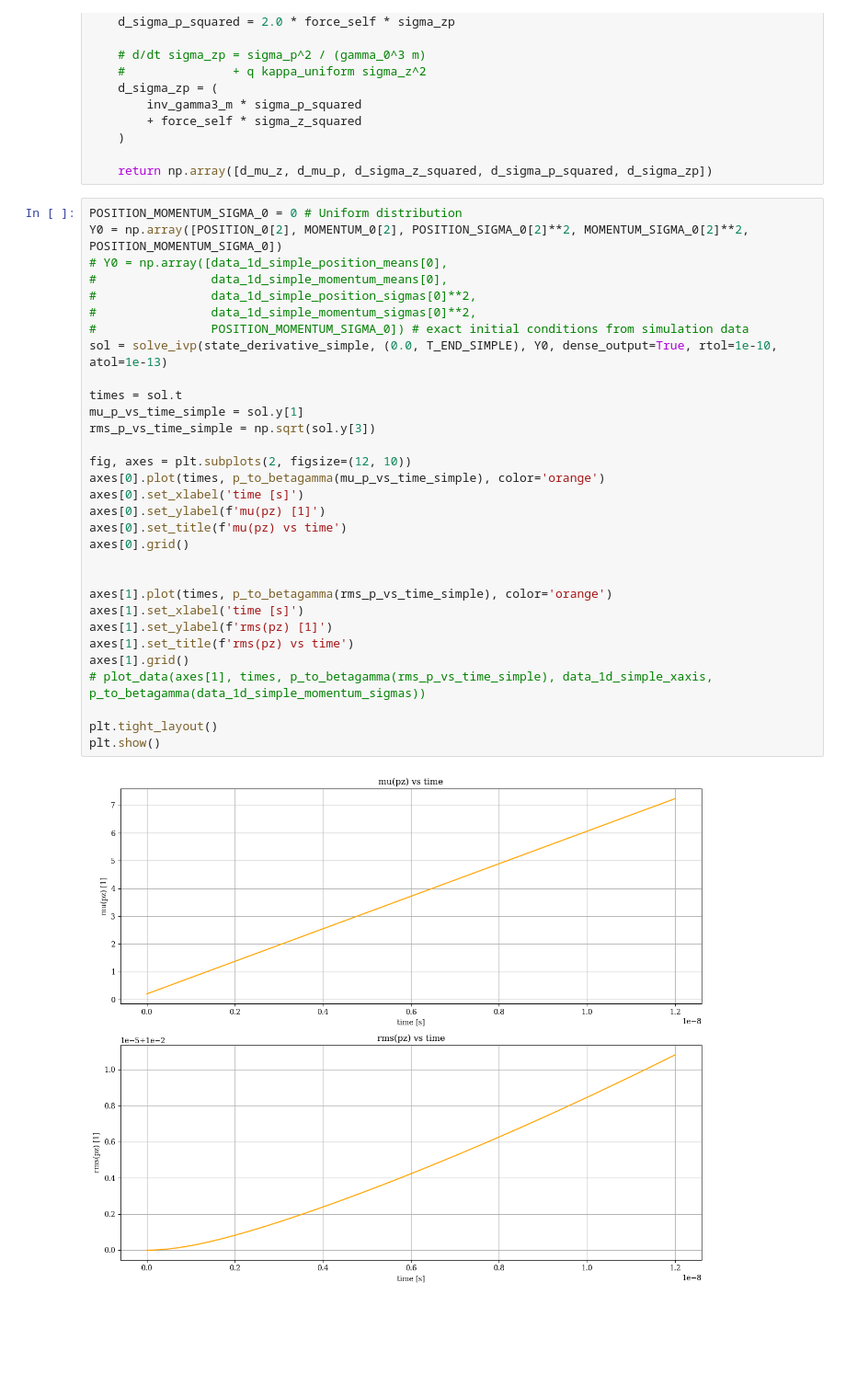
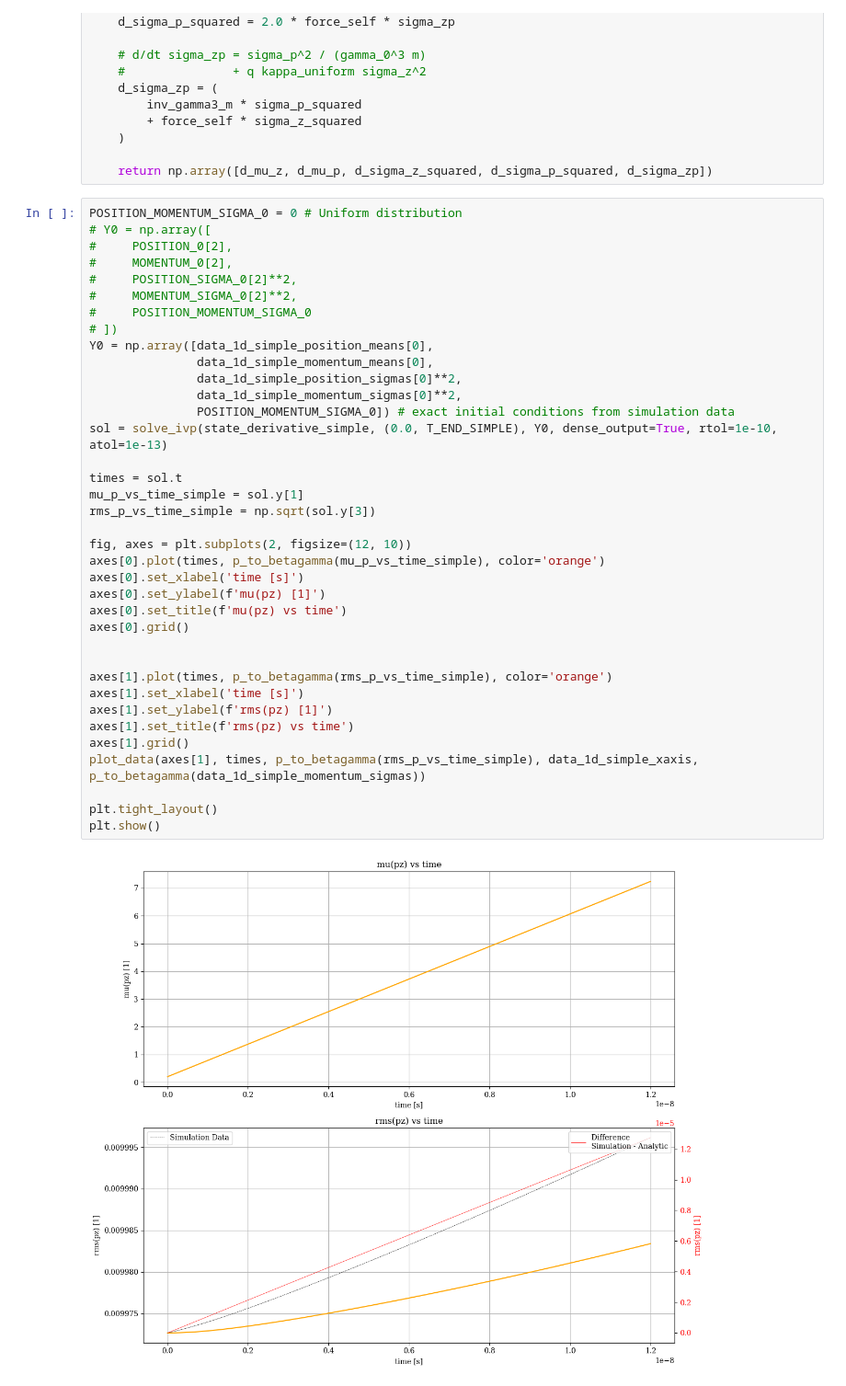
Before and after one commit to alexanderwischmann/FS26-semester-project, a Jupyter notebook: python/analytic_solve.ipynb, the cells around one changed output. Shown at 92% size. Cells and saved outputs as stored; diff of their text form; blank space fills up the shorter version.

```diff
--- a/python/analytic_solve.ipynb
+++ b/python/analytic_solve.ipynb
@@ -498,35 +534,41 @@ def state_derivative_simple(
     return np.array([d_mu_z, d_mu_p, d_sigma_z_squared, d_sigma_p_squared, d_sigma_zp])
 # %%
 POSITION_MOMENTUM_SIGMA_0 = 0 # Uniform distribution
-Y0 = np.array([POSITION_0[2], MOMENTUM_0[2], POSITION_SIGMA_0[2]**2, MOMENTUM_SIGMA_0[2]**2, POSITION_MOMENTUM_SIGMA_0])
-# Y0 = np.array([data_1d_simple_position_means[0],
-#                data_1d_simple_momentum_means[0],
-#                data_1d_simple_position_sigmas[0]**2,
-#                data_1d_simple_momentum_sigmas[0]**2,
-#                POSITION_MOMENTUM_SIGMA_0]) # exact initial conditions from simulation data
+# Y0 = np.array([
+#     POSITION_0[2],
+#     MOMENTUM_0[2],
+#     POSITION_SIGMA_0[2]**2,
+#     MOMENTUM_SIGMA_0[2]**2,
+#     POSITION_MOMENTUM_SIGMA_0
+# ])
+Y0 = np.array([data_1d_simple_position_means[0],
+               data_1d_simple_momentum_means[0],
+               data_1d_simple_position_sigmas[0]**2,
+               data_1d_simple_momentum_sigmas[0]**2,
+               POSITION_MOMENTUM_SIGMA_0]) # exact initial conditions from simulation data
 sol = solve_ivp(state_derivative_simple, (0.0, T_END_SIMPLE), Y0, dense_output=True, rtol=1e-10, atol=1e-13)
 
 times = sol.t
 mu_p_vs_time_simple = sol.y[1]
 rms_p_vs_time_simple = np.sqrt(sol.y[3])
 
 fig, axes = plt.subplots(2, figsize=(12, 10))
 axes[0].plot(times, p_to_betagamma(mu_p_vs_time_simple), color='orange')
 axes[0].set_xlabel('time [s]')
 axes[0].set_ylabel(f'mu(pz) [1]')
 axes[0].set_title(f'mu(pz) vs time')
 axes[0].grid()
 
 
 axes[1].plot(times, p_to_betagamma(rms_p_vs_time_simple), color='orange')
 axes[1].set_xlabel('time [s]')
 axes[1].set_ylabel(f'rms(pz) [1]')
 axes[1].set_title(f'rms(pz) vs time')
 axes[1].grid()
-# plot_data(axes[1], times, p_to_betagamma(rms_p_vs_time_simple), data_1d_simple_xaxis, p_to_betagamma(data_1d_simple_momentum_sigmas))
+plot_data(axes[1], times, p_to_betagamma(rms_p_vs_time_simple), data_1d_simple_xaxis, p_to_betagamma(data_1d_simple_momentum_sigmas))
 
 plt.tight_layout()
 plt.show()
 # %% [output]
-[figure, old version]
+[figure, new version]
 # %% [markdown]
```
Also changed, not shown: parts of 14 cells of this notebook.
